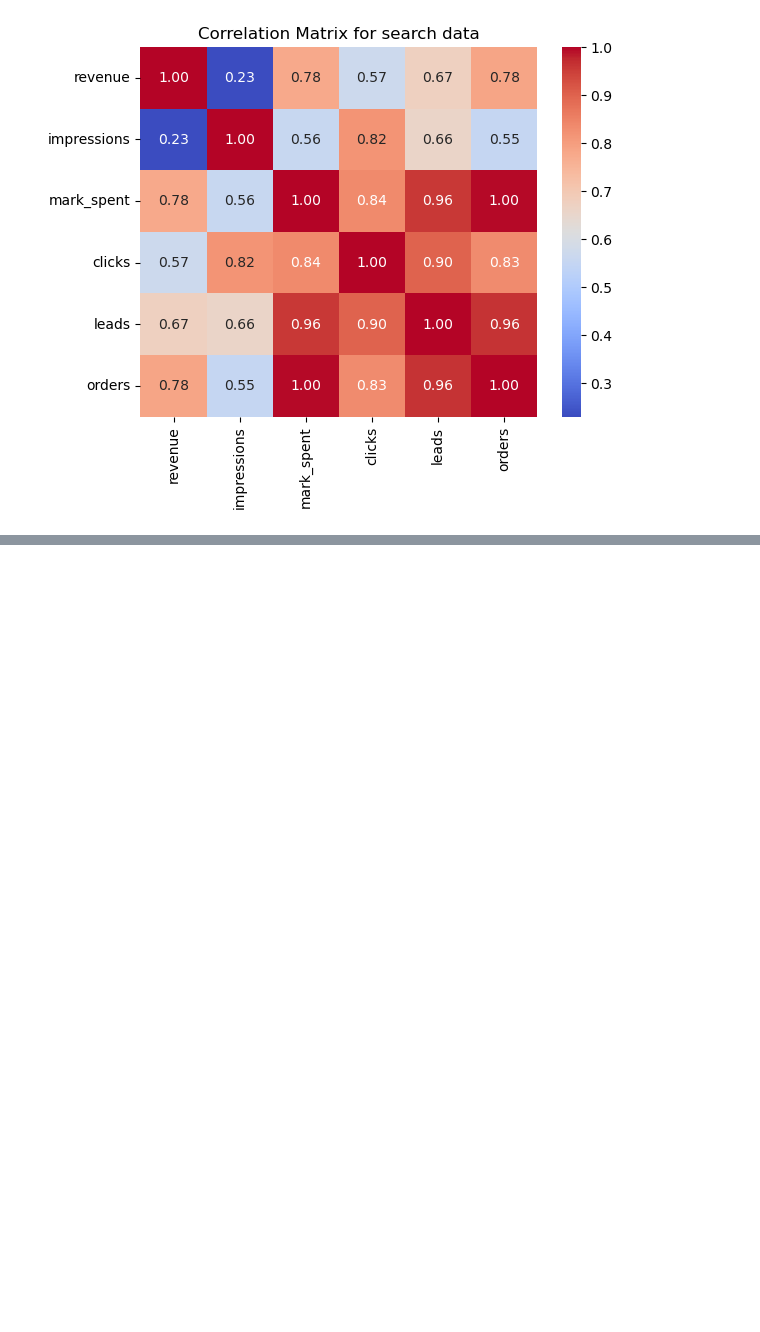
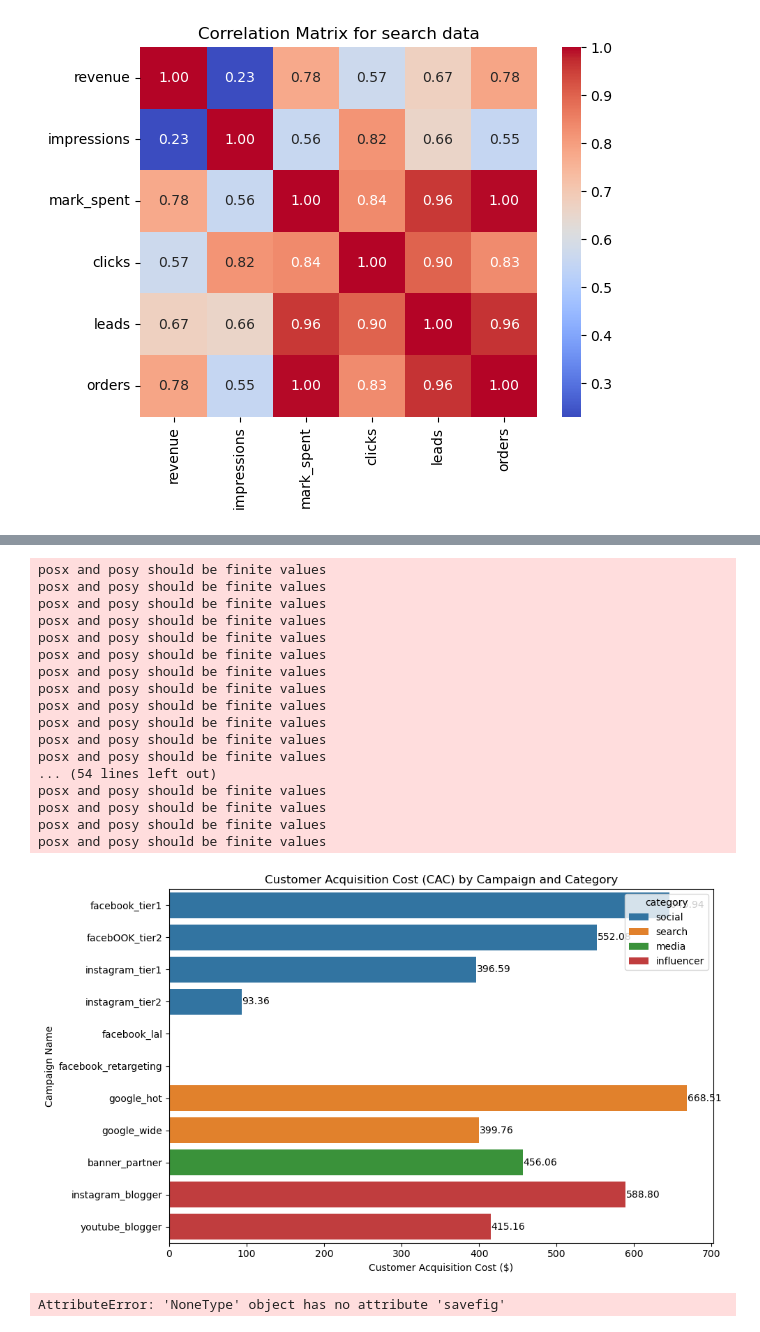
Before and after one commit to eloiiiseyu/Digital-Marketing-Metrics-, a Jupyter notebook: Marketing Analytics.ipynb, the cells around one changed output, grey strips where cells are left out. Cells and saved outputs as stored; diff of their text form; code cells hidden in the pictures; blank space fills up the shorter version.

```diff
--- a/Marketing Analytics.ipynb
+++ b/Marketing Analytics.ipynb
@@ -491,0 +549,22 @@ plt.show()
+# %%
+plot_metric(df, 'CAC', 'Customer Acquisition Cost (CAC) by Campaign and Category', 'Customer Acquisition Cost ($)')
+# %% [output]
+posx and posy should be finite values
+posx and posy should be finite values
+posx and posy should be finite values
+posx and posy should be finite values
+posx and posy should be finite values
+posx and posy should be finite values
+posx and posy should be finite values
+posx and posy should be finite values
+posx and posy should be finite values
+posx and posy should be finite values
+posx and posy should be finite values
+posx and posy should be finite values
+... (54 lines left out)
+posx and posy should be finite values
+posx and posy should be finite values
+posx and posy should be finite values
+posx and posy should be finite values
+[figure, added]
+AttributeError: 'NoneType' object has no attribute 'savefig'
```
Also changed, not shown: parts of 3 cells of this notebook.
